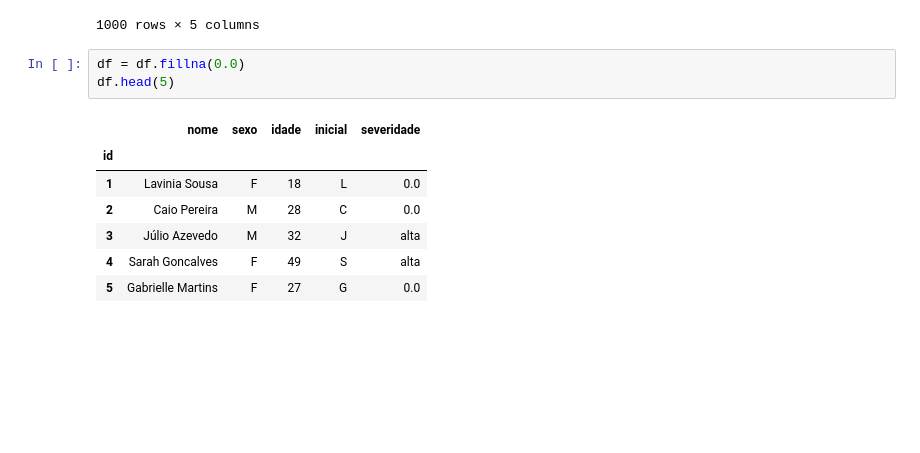
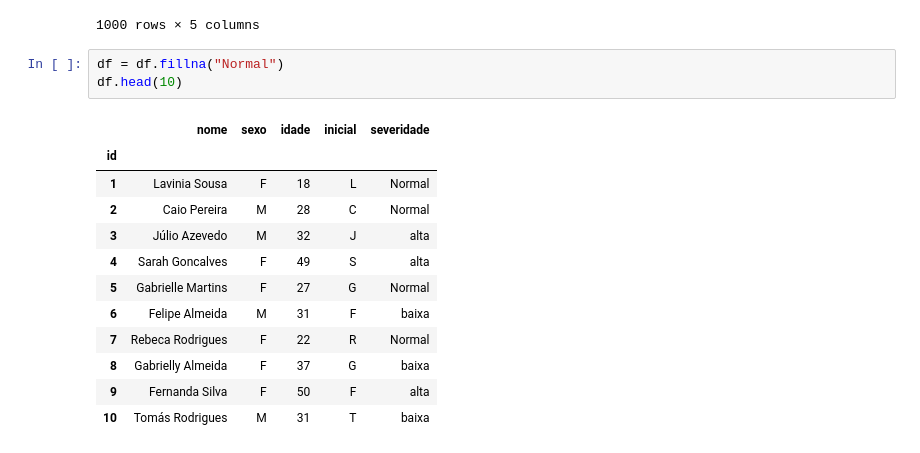
Before and after one commit to Bruno0Fabricio0/Estudo-Python, a Jupyter notebook: estudo_analise_Pandas.ipynb, the cells around one changed output. Saved outputs shown, nothing was run; the diff lists cells and outputs as text; blank space fills up the shorter version.

```diff
--- a/estudo_analise_Pandas.ipynb
+++ b/estudo_analise_Pandas.ipynb
@@ -159,16 +159,21 @@ df
 | 1000 | Gustavo Barbosa | M | 23 | G | NaN |
 1000 rows × 5 columns
 # %%
-df = df.fillna(0.0)
-df.head(5)
+df = df.fillna("Normal")
+df.head(10)
 # %% [output]
 |  | nome | sexo | idade | inicial | severidade |
 | id |  |  |  |  |  |
-| 1 | Lavinia Sousa | F | 18 | L | 0.0 |
-| 2 | Caio Pereira | M | 28 | C | 0.0 |
+| 1 | Lavinia Sousa | F | 18 | L | Normal |
+| 2 | Caio Pereira | M | 28 | C | Normal |
 | 3 | Júlio Azevedo | M | 32 | J | alta |
 | 4 | Sarah Goncalves | F | 49 | S | alta |
-| 5 | Gabrielle Martins | F | 27 | G | 0.0 |
+| 5 | Gabrielle Martins | F | 27 | G | Normal |
+| 6 | Felipe Almeida | M | 31 | F | baixa |
+| 7 | Rebeca Rodrigues | F | 22 | R | Normal |
+| 8 | Gabrielly Almeida | F | 37 | G | baixa |
+| 9 | Fernanda Silva | F | 50 | F | alta |
+| 10 | Tomás Rodrigues | M | 31 | T | baixa |
 # %%
 df.groupby('severidade').idade.mean()
 # %% [output]
```
Also changed, not shown: parts of 5 cells of this notebook, 3 other files.
